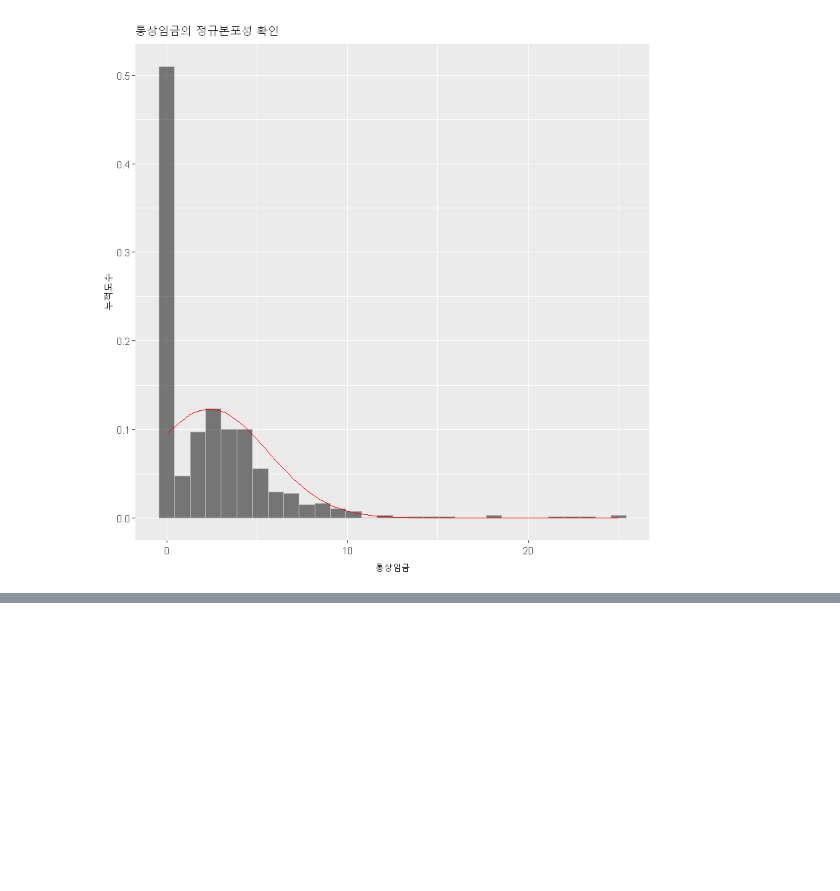
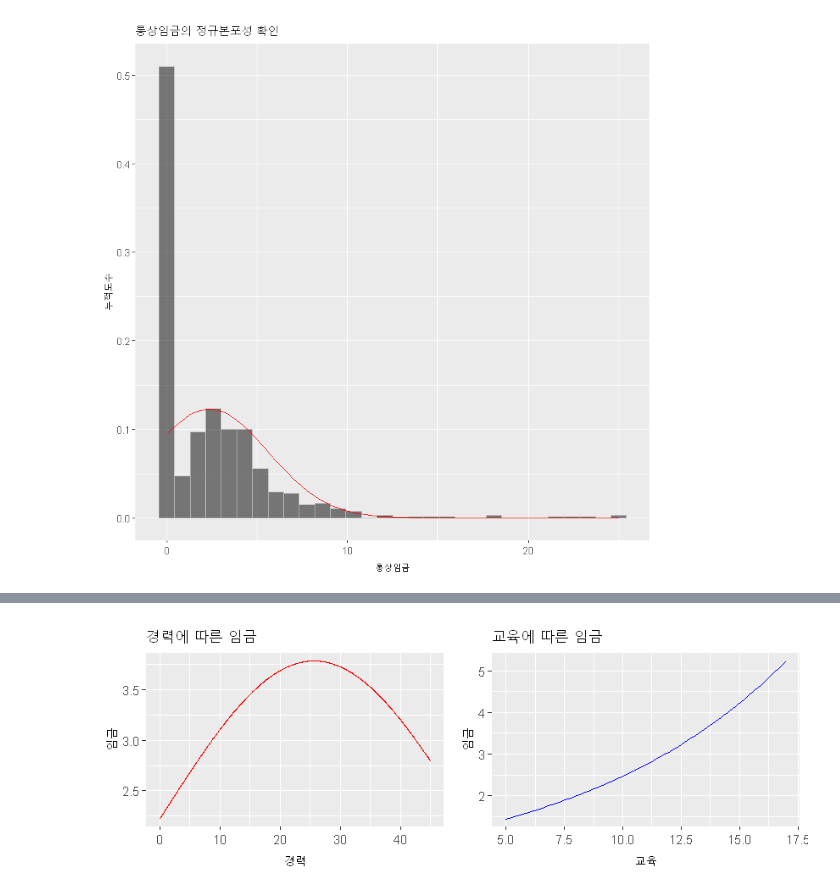
Before and after one commit to drtagkim/education, a Jupyter notebook: 회귀분석1.ipynb, the cells around one changed output, grey strips where cells are left out. Saved outputs shown, nothing was run; the diff lists cells and outputs as text; code cells hidden in the pictures; blank space fills up the shorter version.

```diff
--- a/회귀분석1.ipynb
+++ b/회귀분석1.ipynb
@@ -160,0 +218,3 @@ suppressWarnings(suppressMessages(print(fig1)))
+# %%
+my_model<-lm(logwage~education+experience+I(experience^2),data=PSID1976)
+summary(my_model)
@@ -160,0 +257,21 @@ suppressWarnings(suppressMessages(print(fig1)))
+# %%
+exp_x<-seq(min(PSID1976$experience),max(PSID1976$experience),length.out=1000)
+edu_x<-mean(PSID1976$education)
+prediction_data<-data.frame(experience=exp_x,education=edu_x)
+predicted_y<-exp(predict(my_model,newdata=prediction_data))
+predicted_data_experience<-data.frame(x=exp_x,y=predicted_y)
+fig3<-ggplot(predicted_data_experience,aes(x=x,y=y))+
+    geom_line(color='red')+
+    labs(x='경력',y='임금',title='경력에 따른 임금')
+#다음으로 교육에 따른 임금효과를 보자. log를 취한 것을 exp로 다시 풀었다.
+edu_x<-seq(min(PSID1976$education),max(PSID1976$education),length.out=100)
+exp_x<-mean(PSID1976$experience)
+prediction_data<-data.frame(experience=exp_x,education=edu_x)
+predicted_y<-exp(predict(my_model,newdata=prediction_data))
+predicted_data_education<-data.frame(x=edu_x,y=predicted_y)
+fig4<-ggplot(predicted_data_education,aes(x=x,y=y))+
+    geom_line(color='blue')+
+    labs(x='교육',y='임금',title='교육에 따른 임금')
+grid.arrange(fig3,fig4,ncol=2)
+# %% [output]
+[figure, added]
```
Also changed, not shown: parts of 15 cells of this notebook.
